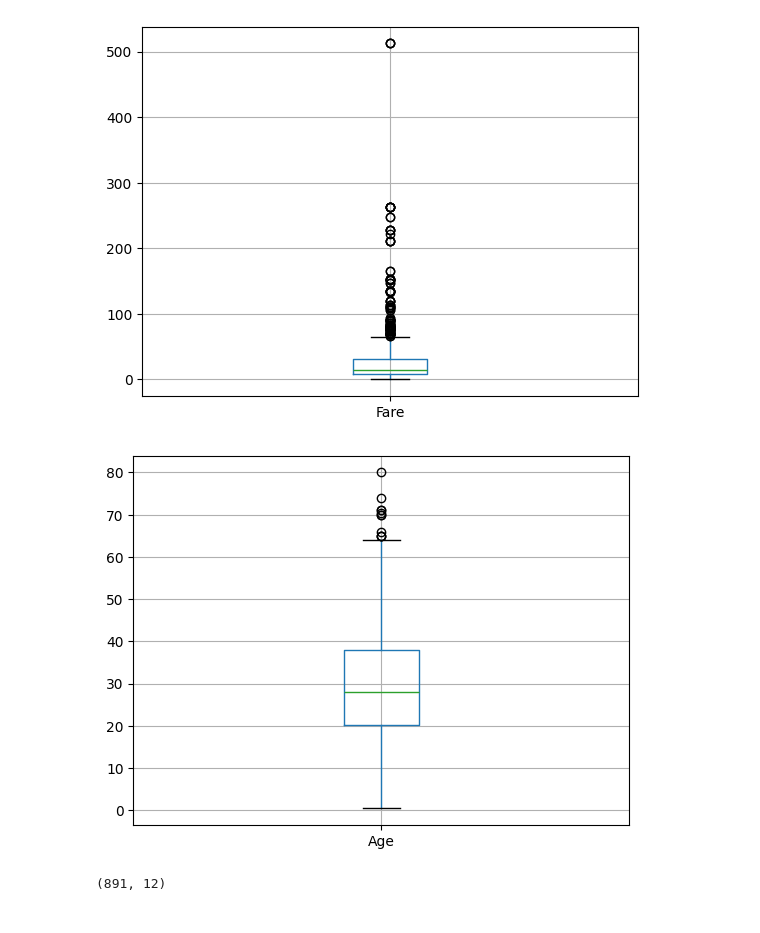
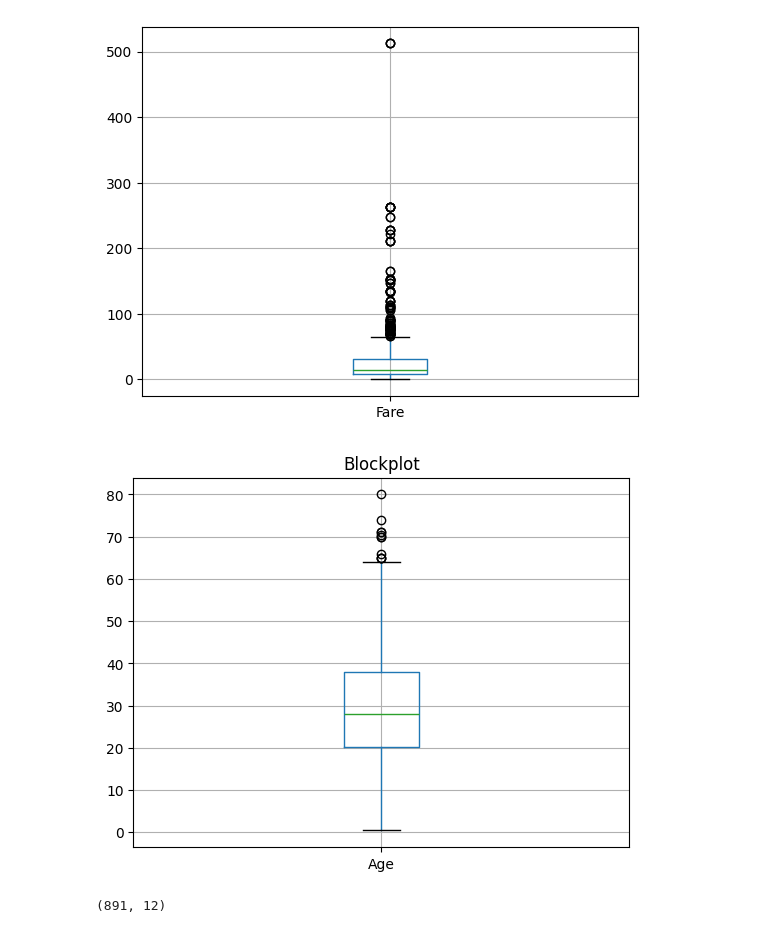
Before and after one commit to SupriyaMadhawai/Task1, a Jupyter notebook: Prodigy Task1.ipynb, the cells around one changed output. Drawn from its saved outputs; the diff is of its cells as text; code cells hidden in the pictures.

```diff
--- a/Prodigy Task1.ipynb
+++ b/Prodigy Task1.ipynb
@@ -97,9 +98,10 @@ plt.show()
 [figure]
 # %%
 df.boxplot(column='Age')
+plt.title("Blockplot")
 plt.show()
 # %% [output]
-[figure, old version]
+[figure, new version]
 # %%
 df.shape
 # %% [output]
```
Also changed, not shown: parts of 3 cells of this notebook.
